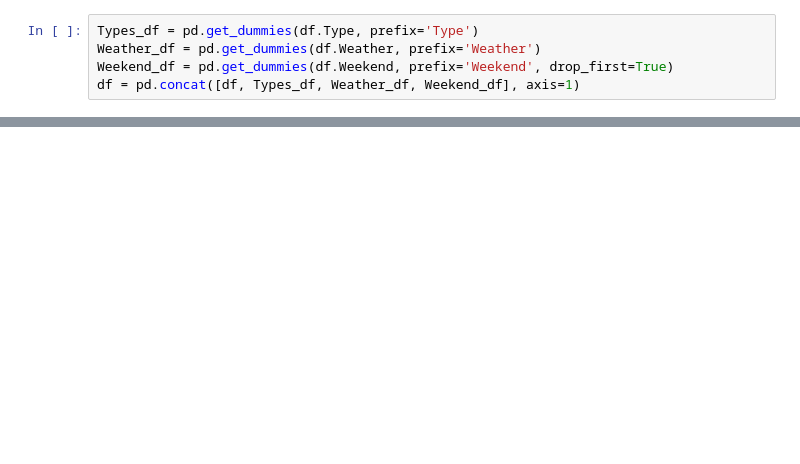
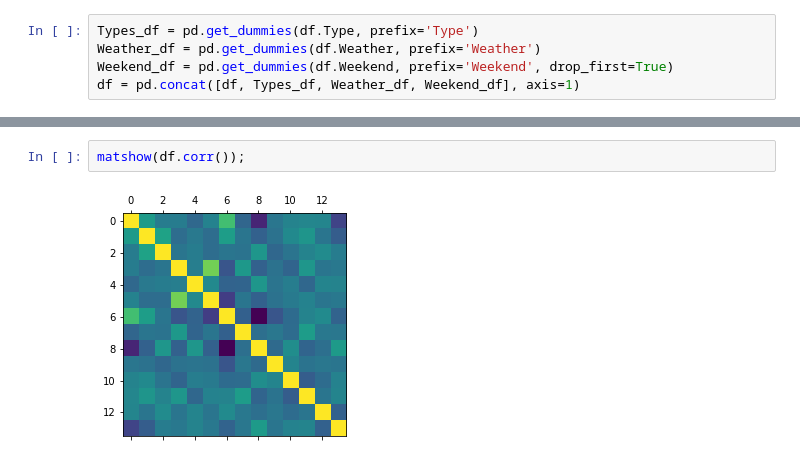
Before and after one commit to linesn/reddit_analysis, a Jupyter notebook: Notebooks/Facebook_impression_classification.ipynb, the cells around one changed output, grey strips where cells are left out. Drawn from its saved outputs; the diff is of its cells as text; blank space fills up the shorter version.

```diff
--- a/Notebooks/Facebook_impression_classification.ipynb
+++ b/Notebooks/Facebook_impression_classification.ipynb
@@ -129,0 +140,4 @@ df.Posted[0].hour * 60 + df.Posted[0].minute
+# %%
+matshow(df.corr());
+# %% [output]
+[figure, added]
```
Also changed, not shown: parts of 22 cells of this notebook.
